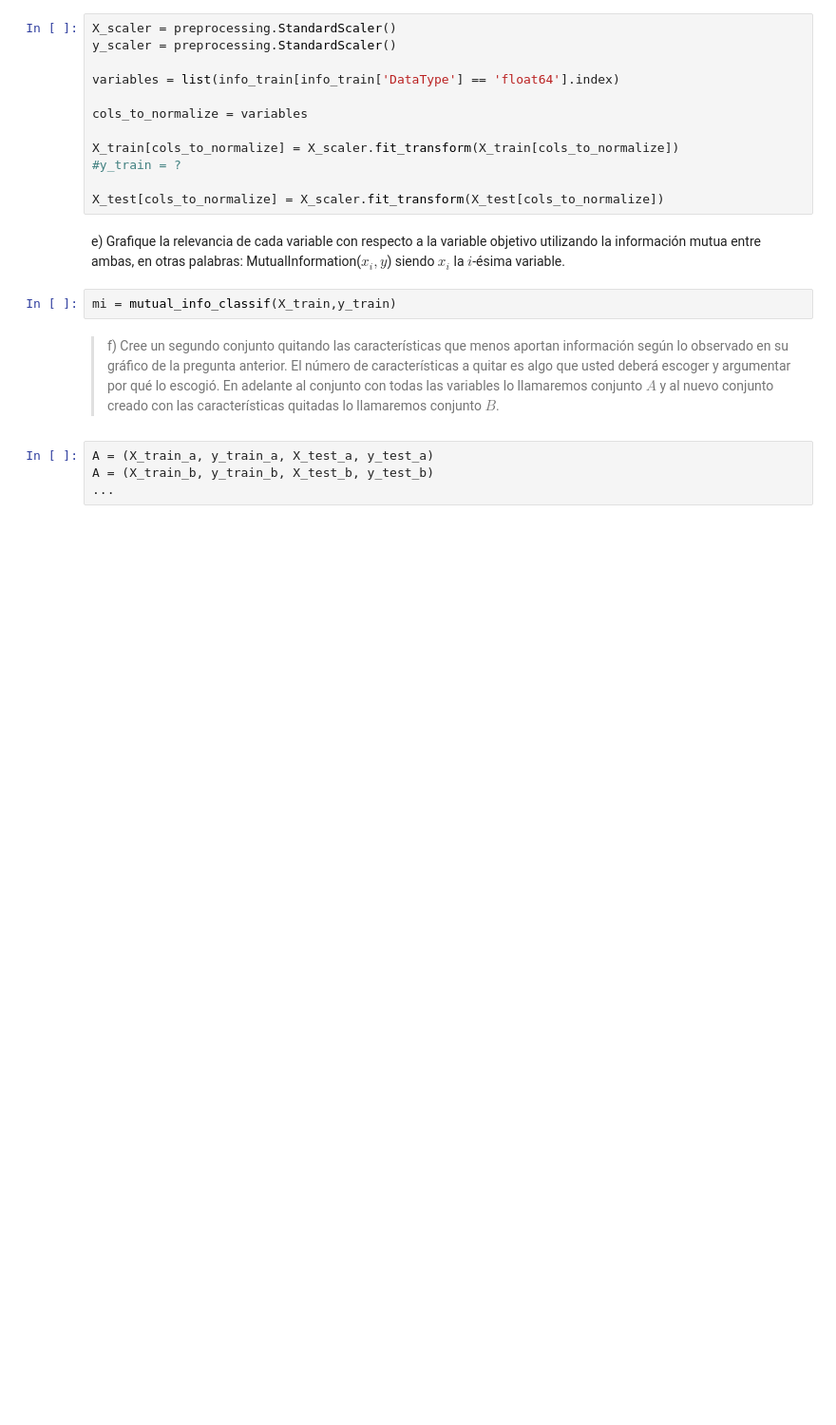
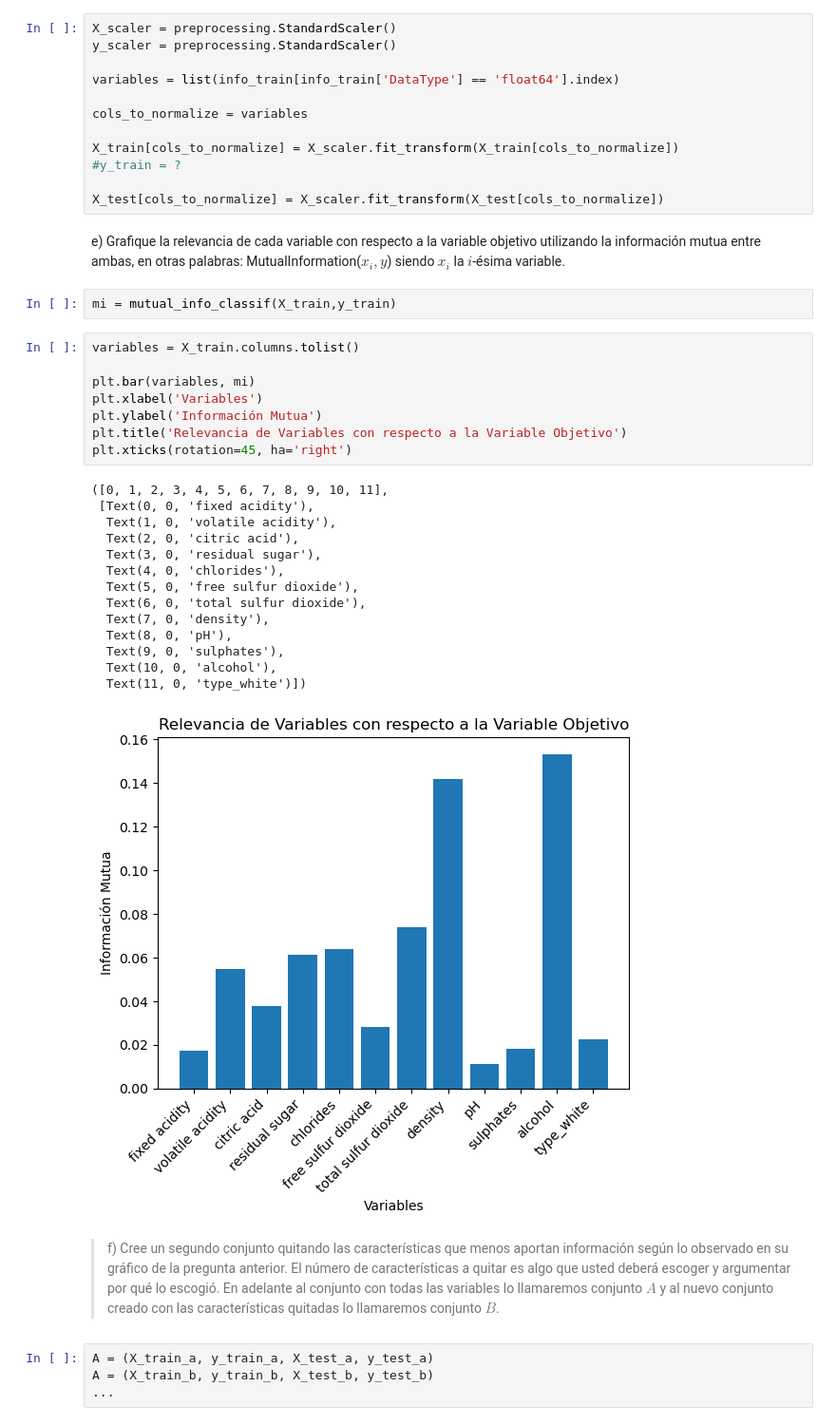
Before and after one commit to Diego-Astaburuaga/Tarea-2-IML, a Jupyter notebook: Enunciado_Tarea_2.ipynb, the cells around one changed output. Shown at 95% size. Drawn from its saved outputs; the diff is of its cells as text; blank space fills up the shorter version.

```diff
--- a/Enunciado_Tarea_2.ipynb
+++ b/Enunciado_Tarea_2.ipynb
@@ -292,6 +292,29 @@ X_test[cols_to_normalize] = X_scaler.fit_transform(X_test[cols_to_normalize])
 e) Grafique la relevancia de cada variable con respecto a la variable objetivo utilizando la información mutua entre ambas, en otras palabras: MutualInformation($x_i,y$) siendo $x_i$ la $i$-ésima variable.
 # %%
 mi = mutual_info_classif(X_train,y_train)
+# %%
+variables = X_train.columns.tolist()
+
+plt.bar(variables, mi)
+plt.xlabel('Variables')
+plt.ylabel('Información Mutua')
+plt.title('Relevancia de Variables con respecto a la Variable Objetivo')
+plt.xticks(rotation=45, ha='right')
+# %% [output]
+([0, 1, 2, 3, 4, 5, 6, 7, 8, 9, 10, 11],
+ [Text(0, 0, 'fixed acidity'),
+  Text(1, 0, 'volatile acidity'),
+  Text(2, 0, 'citric acid'),
+  Text(3, 0, 'residual sugar'),
+  Text(4, 0, 'chlorides'),
+  Text(5, 0, 'free sulfur dioxide'),
+  Text(6, 0, 'total sulfur dioxide'),
+  Text(7, 0, 'density'),
+  Text(8, 0, 'pH'),
+  Text(9, 0, 'sulphates'),
+  Text(10, 0, 'alcohol'),
+  Text(11, 0, 'type_white')])
+[figure, added]
 # %% [markdown]
 > f) Cree un segundo conjunto quitando las características que menos aportan información según lo observado en su gráfico de la pregunta anterior. El número de características a quitar es algo que usted deberá escoger y argumentar por qué lo escogió. En adelante al conjunto con todas las variables lo llamaremos conjunto $\textit{A}$ y al nuevo conjunto creado con las características quitadas lo llamaremos conjunto $\textit{B}$.
 # %%
```
